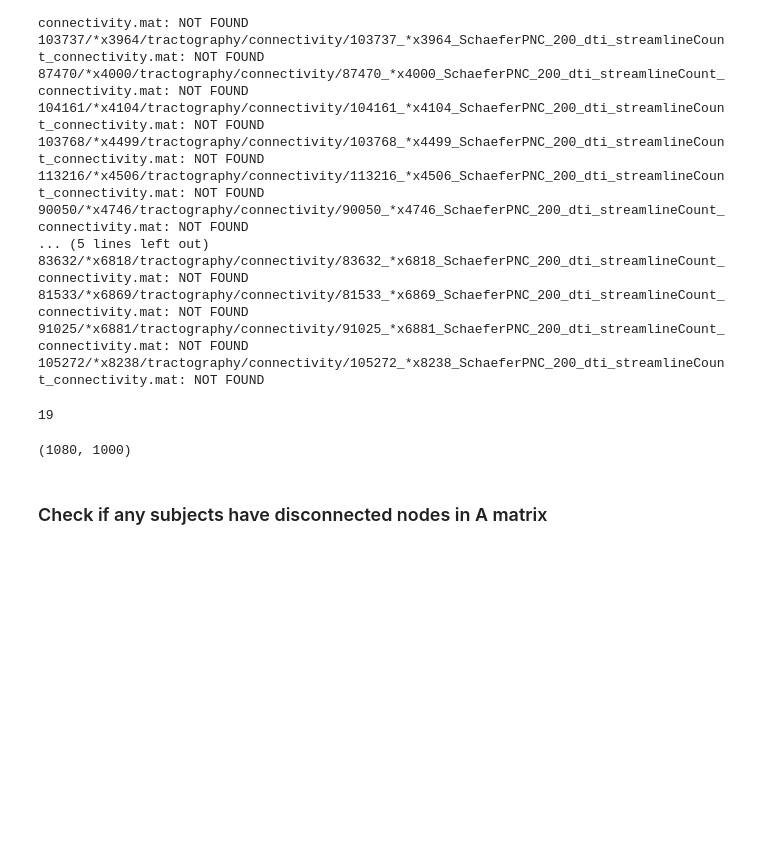
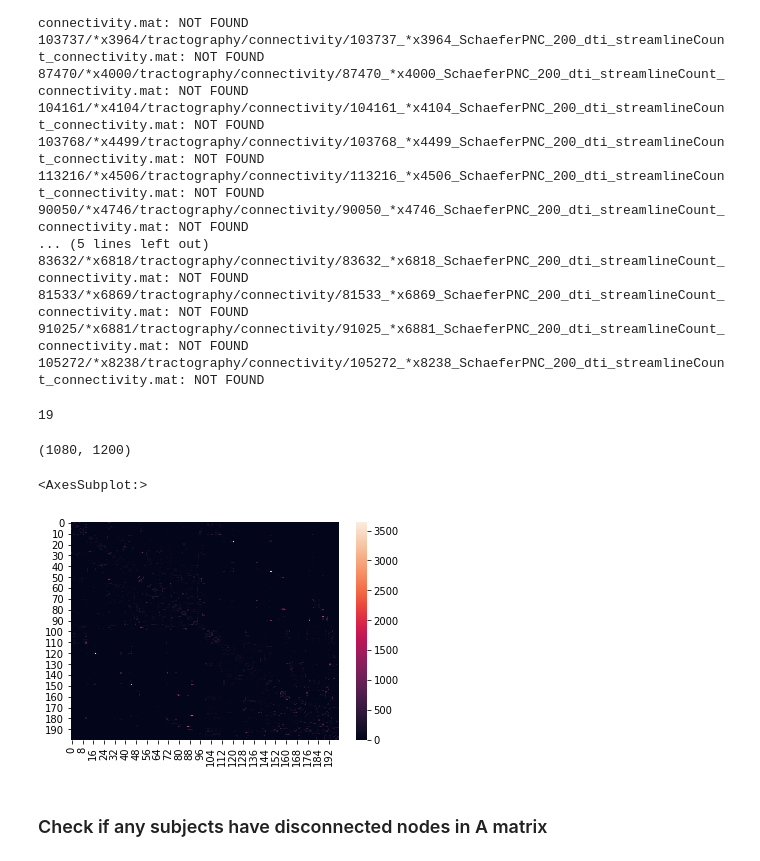
Before and after one commit to lindenmp/neurodev_cs_predictive, a Jupyter notebook: 1_code/1_compute_node_features.ipynb, the cells around one changed output. Drawn from its saved outputs; the diff is of its cells as text; code cells hidden in the pictures; blank space fills up the shorter version.

Commit message:
for revisions, added modal controllability, ipsilateral hemisphere flag, and rescaling of average controllability over c

```diff
--- a/1_code/1_compute_node_features.ipynb
+++ b/1_code/1_compute_node_features.ipynb
@@ -37,7 +37,13 @@ else:
     exclude_str = 'fsFinalExclude'
 # %%
 # output file prefix
-outfile_prefix = parc_str+'_'+str(parc_scale)+'_'+edge_weight+'_'
+run_hemi = ''
+if run_hemi == 'ipsi':
+    outfile_prefix = parc_str+'_'+str(parc_scale)+'_'+edge_weight+'_ipsi_'
+elif run_hemi == 'contra':
+    outfile_prefix = parc_str+'_'+str(parc_scale)+'_'+edge_weight+'_contra_'
+else:
+    outfile_prefix = parc_str+'_'+str(parc_scale)+'_'+edge_weight+'_'
 outfile_prefix
 # %% [output]
 'schaefer_200_streamlineCount_'
@@ -87,10 +97,11 @@ if parc_scale == 200:
 # output dataframe
 str_labels = ['str_' + str(i) for i in range(num_parcels)]
 ac_labels = ['ac_' + str(i) for i in range(num_parcels)]
+mc_labels = ['mc_' + str(i) for i in range(num_parcels)]
 bc_labels = ['bc_' + str(i) for i in range(num_parcels)]
 cc_labels = ['cc_' + str(i) for i in range(num_parcels)]
 sgc_labels = ['sgc_' + str(i) for i in range(num_parcels)]
 
-df_node = pd.DataFrame(index = df.index, columns = str_labels + ac_labels + bc_labels + cc_labels + sgc_labels)
+df_node = pd.DataFrame(index = df.index, columns = str_labels + ac_labels + mc_labels + bc_labels + cc_labels + sgc_labels)
 print(df_node.shape)
 # %% [output]
@@ -115,6 +126,15 @@ for (i, (index, row)) in enumerate(df.iterrows()):
         if parc_str == 'lausanne': # drop brainstem but retain subcortex.
             a = a[parcel_loc != 2,:]
             a = a[:,parcel_loc != 2]
+        if run_hemi == 'intra' and parc_str == 'schaefer' and parc_scale == 200: # reting ipsilateral hemisphere (optional)
+#             a = a[:num_parcels,:num_parcels]
+            my_idx = int(num_parcels/2)
+            a[:my_idx,my_idx:] = 0
+            a[my_idx:,:my_idx] = 0
+        if run_hemi == 'contra' and parc_str == 'schaefer' and parc_scale == 200: # reting ipsilateral hemisphere (optional)
+            my_idx = int(num_parcels/2)
+            a[:my_idx,:my_idx] = 0
+            a[my_idx:,my_idx:] = 0
         A[:,:,i] = a
     elif len(full_path) == 0:
         print(file_name + ': NOT FOUND')
@@ -149,7 +169,12 @@ if any(subj_filt):
     df_node = df_node.loc[~subj_filt]
 print(df_node.shape)
 # %% [output]
-(1080, 1000)
+(1080, 1200)
+# %%
+sns.heatmap(np.nanmean(A,2))
+# %% [output]
+<AxesSubplot:>
+[figure, added]
 # %% [markdown]
 ### Check if any subjects have disconnected nodes in A matrix
 # %%
```
Also changed, not shown: parts of 10 cells of this notebook, 1 other file.
